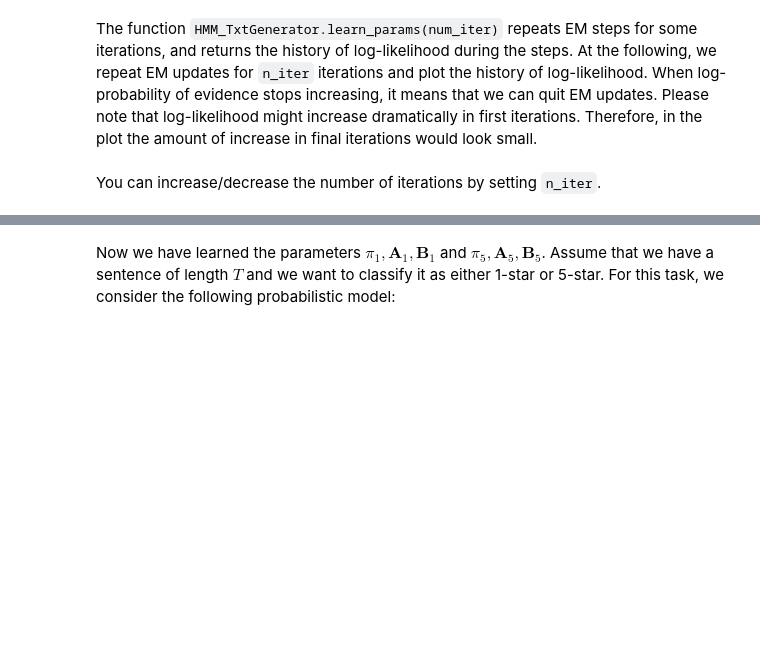
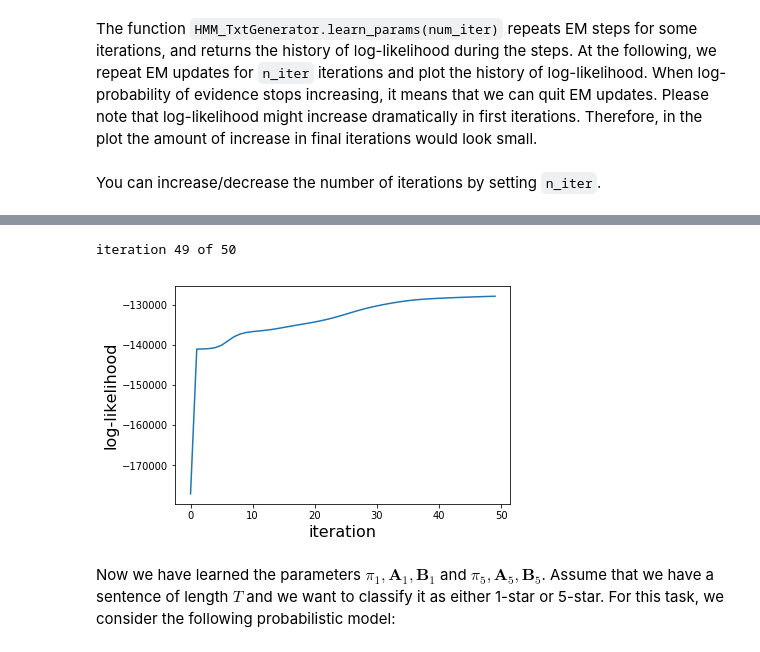
Before and after one commit to anhmt90/mining-massive-dataset, a Jupyter notebook: task_02/task_02_hidden_markov_model.ipynb, the cells around one changed output, grey strips where cells are left out. Cells and saved outputs as stored; diff of their text form; code cells hidden in the pictures; blank space fills up the shorter version.

```diff
--- a/task_02/task_02_hidden_markov_model.ipynb
+++ b/task_02/task_02_hidden_markov_model.ipynb
@@ -524,10 +522,13 @@ You can increase/decrease the number of iterations by setting `n_iter`.
 # %%
-# history_loglik_5 = hmm_5.learn_params(n_iter)
-# plt.figure()
-# plt.plot(range(len(history_loglik_5)) , history_loglik_5)
-# plt.xlabel("iteration",fontsize=16)
-# plt.ylabel("log-likelihood",fontsize=16)
-# plt.show()
+history_loglik_5 = hmm_5.learn_params(n_iter)
+plt.figure()
+plt.plot(range(len(history_loglik_5)) , history_loglik_5)
+plt.xlabel("iteration",fontsize=16)
+plt.ylabel("log-likelihood",fontsize=16)
+plt.show()
+# %% [output]
+iteration 49 of 50
+[figure, added]
 # %% [markdown]
 Now we have learned the parameters $\pi_1,\mathbf{A}_1,\mathbf{B}_1$ and $\pi_5,\mathbf{A}_5,\mathbf{B}_5$. Assume that we have a sentence of length $T$ and we want to classify it as either 1-star or 5-star. For this task, we consider the following probabilistic model:
 # %%
```
Also changed, not shown: parts of 6 cells of this notebook, 3 other files.
